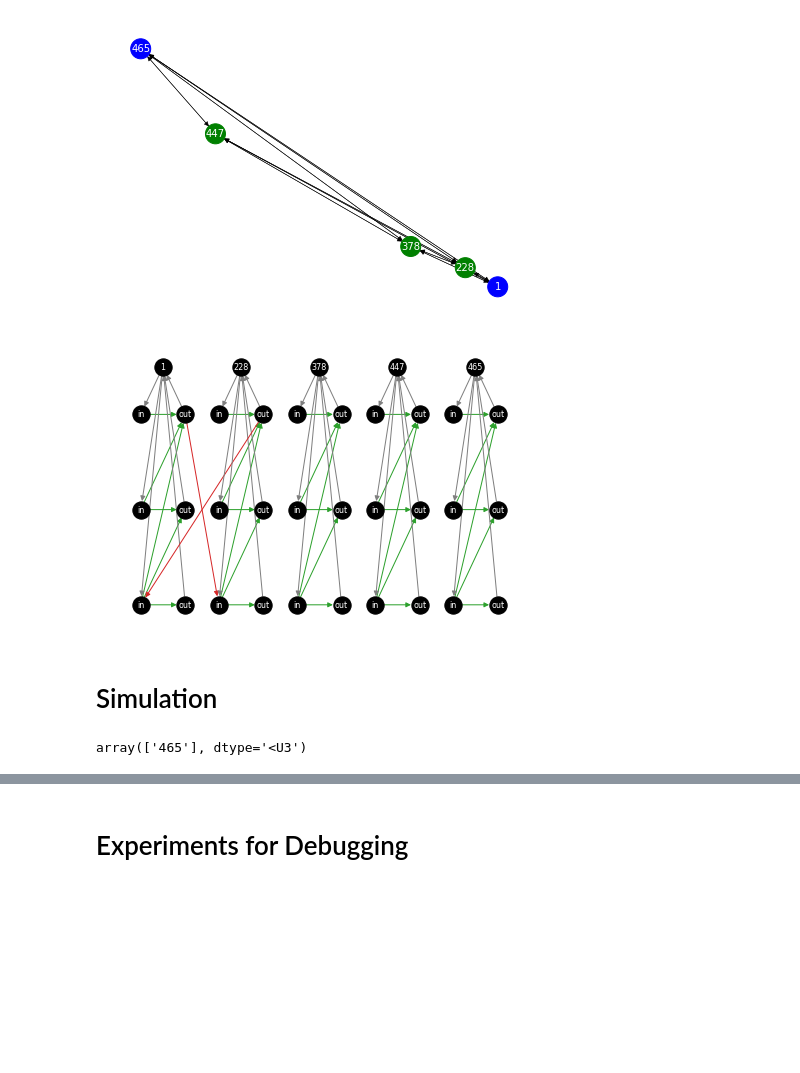
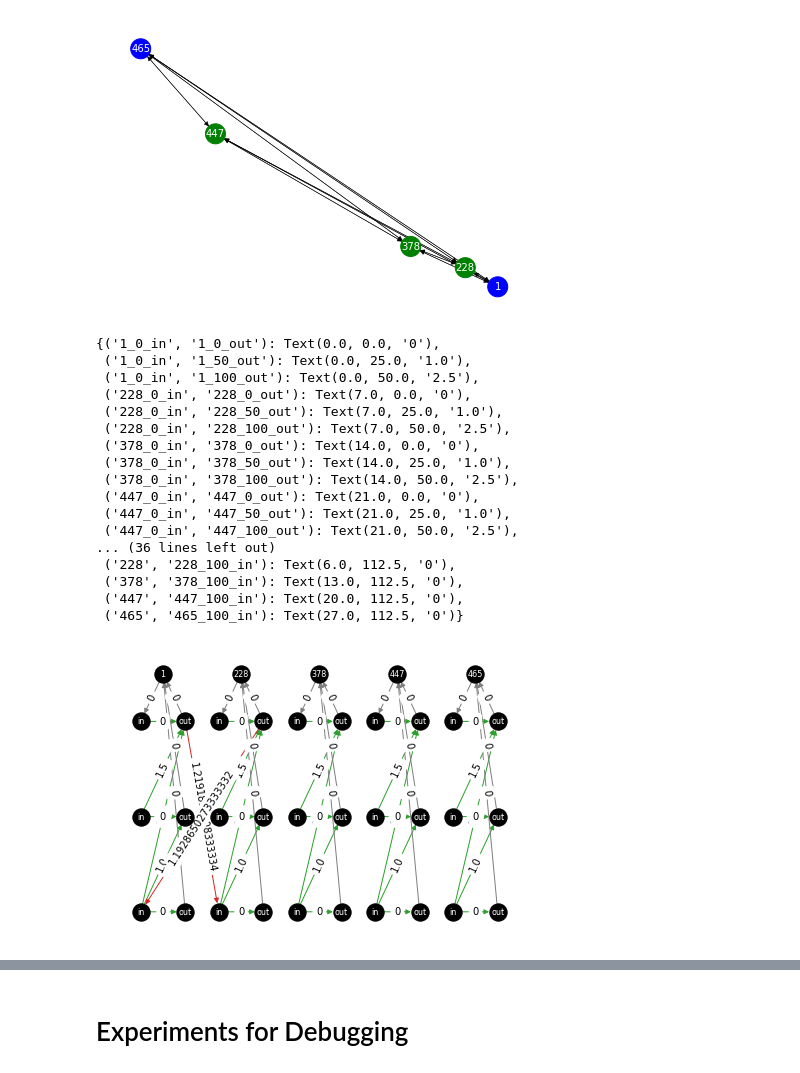
Before and after one commit to alandler/i5_freight_simulation, a Jupyter notebook: Simulation (Interactive).ipynb, the cells around one changed output, grey strips where cells are left out. Saved outputs shown, nothing was run; the diff lists cells and outputs as text; code cells hidden in the pictures; blank space fills up the shorter version.

```diff
--- a/Simulation (Interactive).ipynb
+++ b/Simulation (Interactive).ipynb
@@ -75,9 +176,26 @@ nx.draw(station_G, pos = pos, node_size=node_size, width=.5, node_color=color, l
 # %%
 labels = {node:node[-2:] if "in" in node else node[-3:] for node in list(G.nodes)}
 pos, edge_colors = set_draw_attributes(G, station_G)
+edge_labels = nx.get_edge_attributes(G,'weight')
 nx.draw(G, pos = pos, labels = labels, edge_color = list(edge_colors.values()),
         font_size = 8, font_color="white", node_color="black")
+nx.draw_networkx_edge_labels(G, pos, edge_labels=edge_labels)
 # %% [output]
+{('1_0_in', '1_0_out'): Text(0.0, 0.0, '0'),
+ ('1_0_in', '1_50_out'): Text(0.0, 25.0, '1.0'),
+ ('1_0_in', '1_100_out'): Text(0.0, 50.0, '2.5'),
+ ('228_0_in', '228_0_out'): Text(7.0, 0.0, '0'),
+ ('228_0_in', '228_50_out'): Text(7.0, 25.0, '1.0'),
+ ('228_0_in', '228_100_out'): Text(7.0, 50.0, '2.5'),
+ ('378_0_in', '378_0_out'): Text(14.0, 0.0, '0'),
+ ('378_0_in', '378_50_out'): Text(14.0, 25.0, '1.0'),
+ ('378_0_in', '378_100_out'): Text(14.0, 50.0, '2.5'),
+ ('447_0_in', '447_0_out'): Text(21.0, 0.0, '0'),
+ ('447_0_in', '447_50_out'): Text(21.0, 25.0, '1.0'),
+ ('447_0_in', '447_100_out'): Text(21.0, 50.0, '2.5'),
+... (36 lines left out)
+ ('228', '228_100_in'): Text(6.0, 112.5, '0'),
+ ('378', '378_100_in'): Text(13.0, 112.5, '0'),
+ ('447', '447_100_in'): Text(20.0, 112.5, '0'),
+ ('465', '465_100_in'): Text(27.0, 112.5, '0')}
-[figure, old version]
+[figure, new version]
-# %% [markdown]
-# Simulation
@@ -89,4 +201,0 @@ sim.add_src("1",src_dstr)
-# %%
-sim.get_random_destination(1)
-# %% [output]
-array(['465'], dtype='<U3')
```
Also changed, not shown: parts of 24 cells of this notebook, 5 other files.
